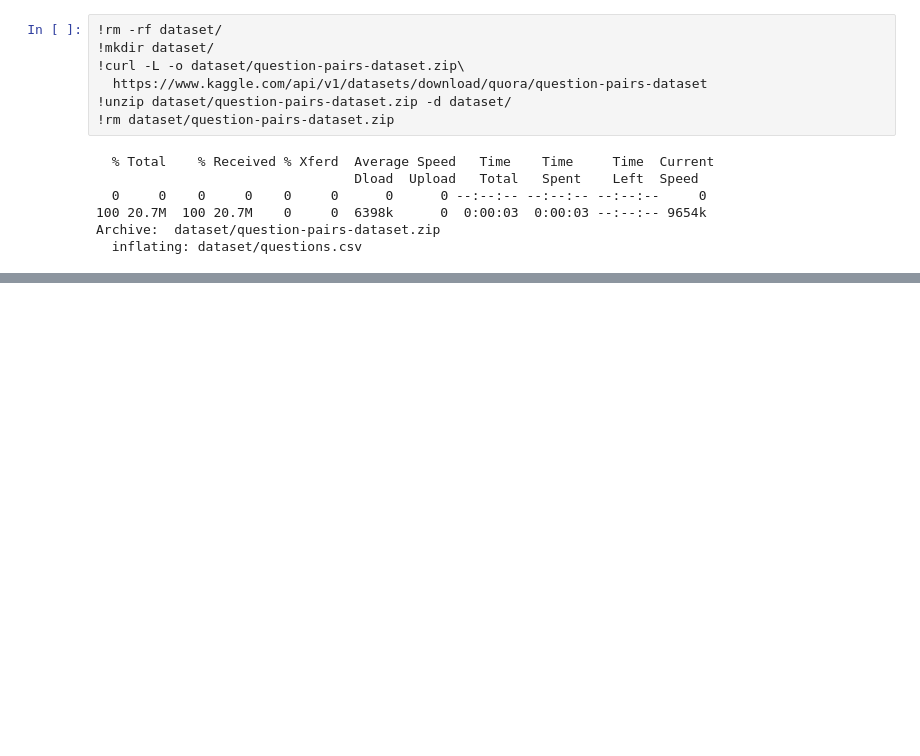
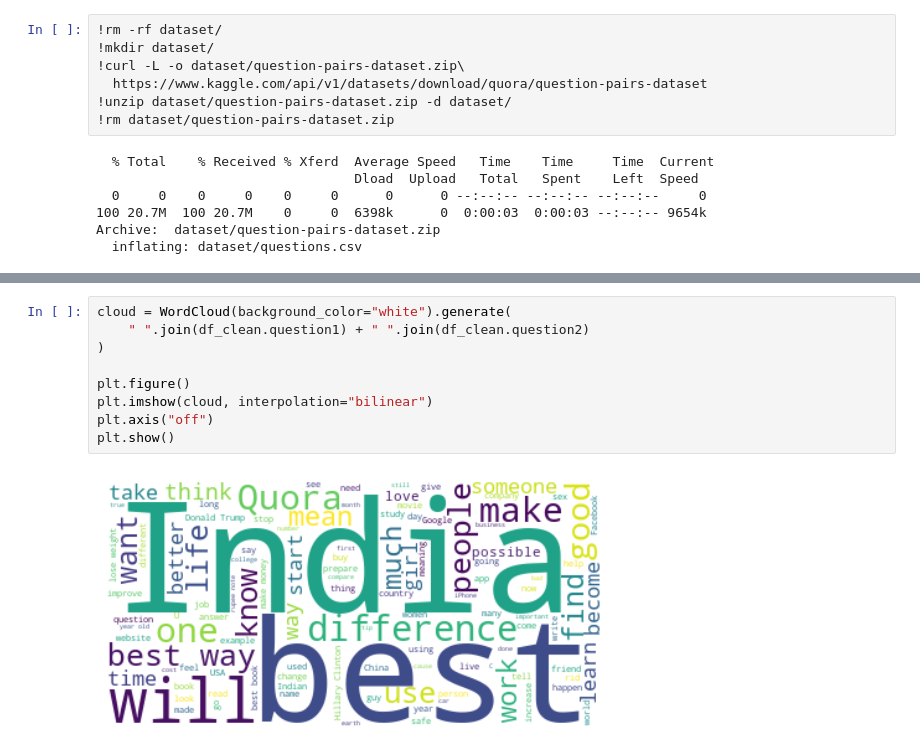
Before and after one commit to phamtranminhtri/NLP_assignment, a Jupyter notebook: source/eda/quora_question_pairs.ipynb, the cells around one changed output, grey strips where cells are left out. Saved outputs shown, nothing was run; the diff lists cells and outputs as text; blank space fills up the shorter version.

```diff
--- a/source/eda/quora_question_pairs.ipynb
+++ b/source/eda/quora_question_pairs.ipynb
@@ -59,0 +86,11 @@ Name: count, dtype: int64
+# %%
+cloud = WordCloud(background_color="white").generate(
+    " ".join(df_clean.question1) + " ".join(df_clean.question2)
+)
+
+plt.figure()
+plt.imshow(cloud, interpolation="bilinear")
+plt.axis("off")
+plt.show()
+# %% [output]
+[figure, added]
```
Also changed, not shown: parts of 6 cells of this notebook.
